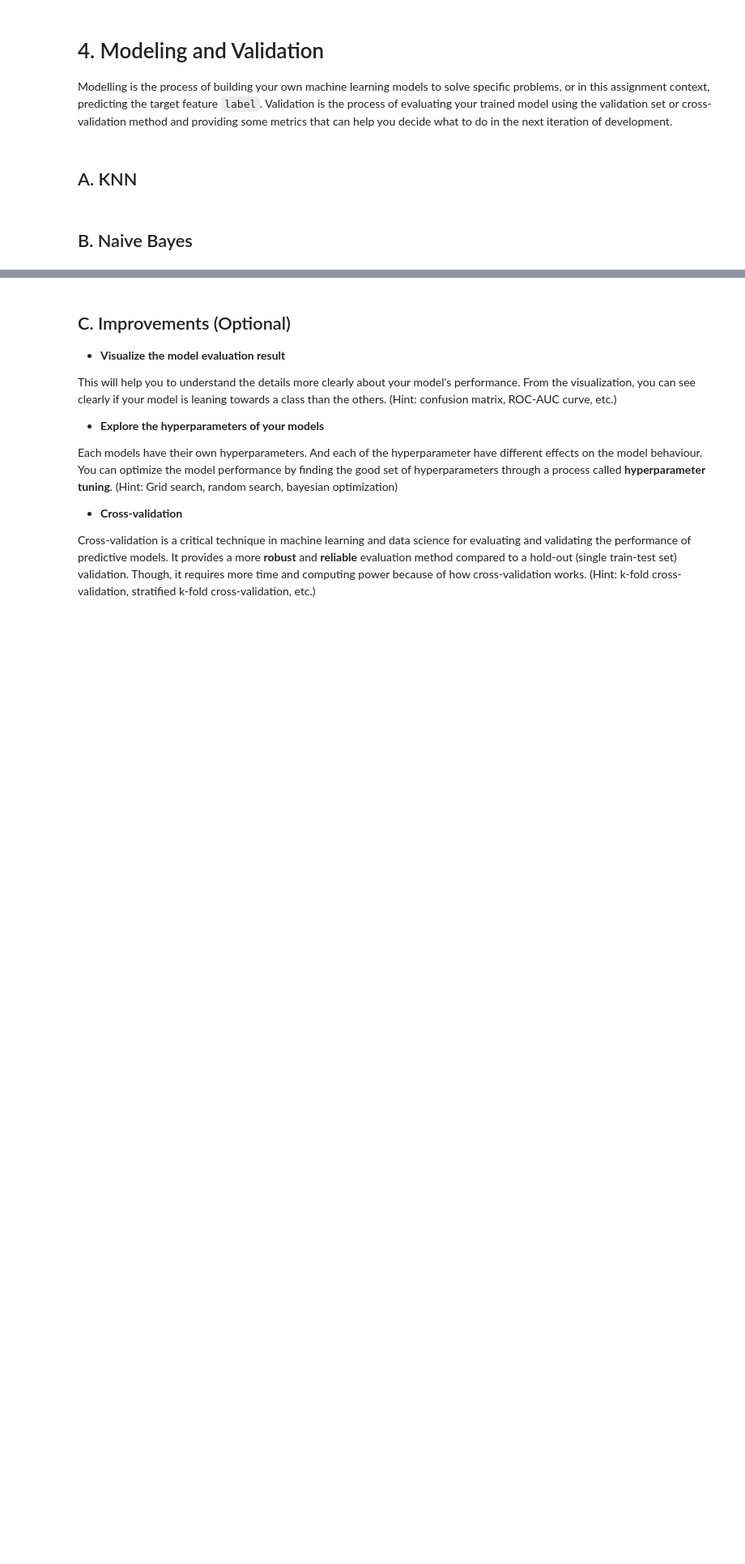
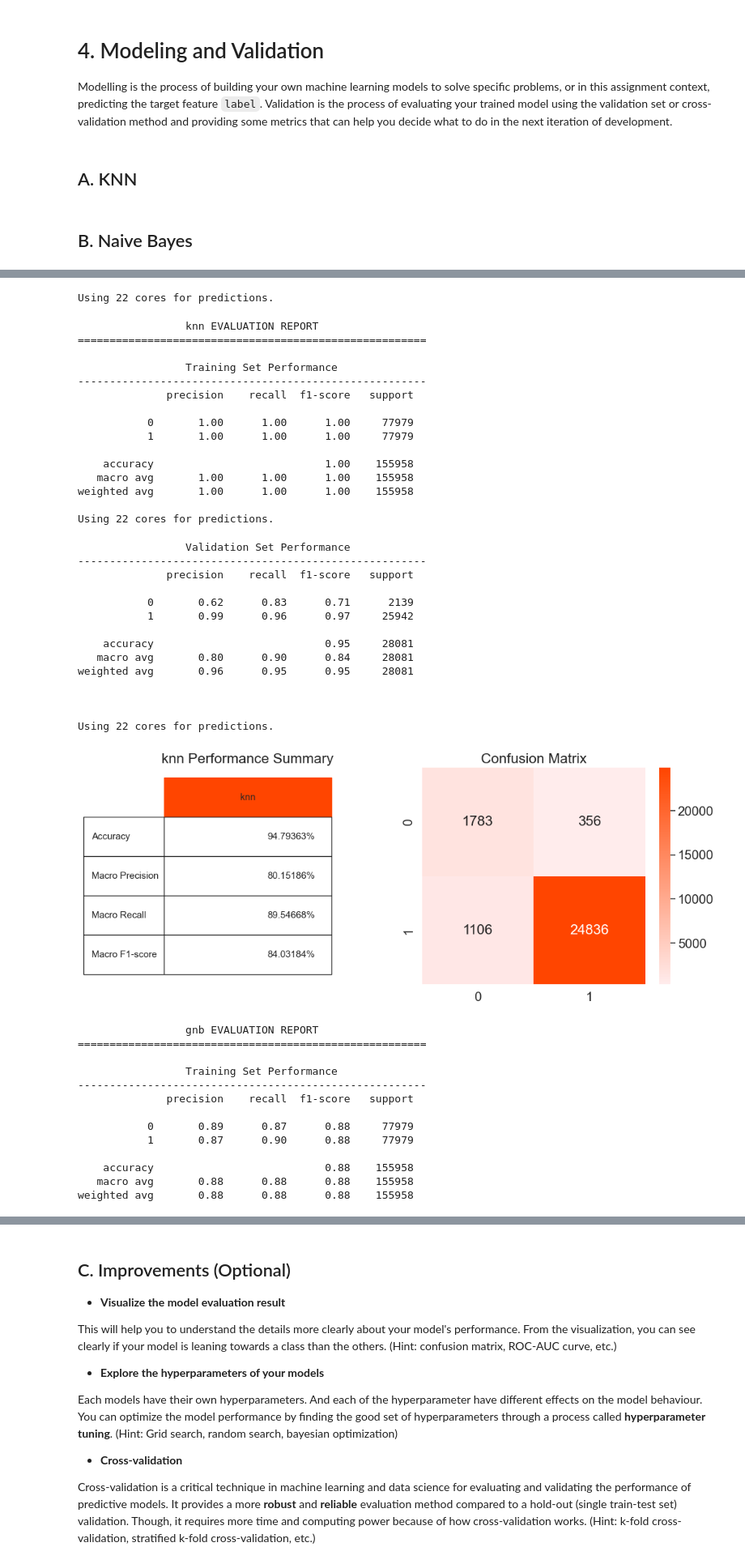
Before and after one commit to nathangalung/IF3070_TB2_K03_G07, a Jupyter notebook: src/Notebook.ipynb, the cells around one changed output, grey strips where cells are left out. Shown: that part at 81% size. Saved outputs shown, nothing was run; the diff lists cells and outputs as text; code cells hidden in the pictures; blank space fills up the shorter version.

```diff
--- a/src/Notebook.ipynb
+++ b/src/Notebook.ipynb
@@ -2052,20 +1888,20 @@ Modelling is the process of building your own machine learning models to solve s
 # %% [markdown]
 ## A. KNN
 # %%
-# from lib.knn import knn
-# from sklearn.neighbors import KNeighborsClassifier
+from lib.knn import knn
+from sklearn.neighbors import KNeighborsClassifier
 
-# knn_scratch = knn(k=11, metric='manhattan', weights='distance', n_jobs=-1, batch_size=100)
-# knn_library = KNeighborsClassifier(n_neighbors=5, metric='manhattan', weights='distance', n_jobs=-1)
+knn_scratch = knn(k=11, metric='manhattan', weights='distance', n_jobs=-1, batch_size=100)
+knn_library = KNeighborsClassifier(n_neighbors=11, metric='manhattan', weights='distance', n_jobs=-1)
 
-# knn_scratch.save('lib/knn_model.pkl')
+knn_scratch.save('lib/knn_model.pkl')
 # %% [markdown]
 ## B. Naive Bayes
 # %%
-# from lib.gnb import gnb
-# from sklearn.naive_bayes import GaussianNB
+from lib.gnb import gnb
+from sklearn.naive_bayes import GaussianNB
 
-# gnb_scratch = gnb(batch_size=100)
-# gnb_library = GaussianNB()
+gnb_scratch = gnb(batch_size=100)
+gnb_library = GaussianNB()
 
-# gnb_scratch.save('lib/gnb_model.pkl')
+gnb_scratch.save('lib/gnb_model.pkl')
@@ -2212,0 +1970,60 @@ Best Score: 0.9438089013922
+# %%
+# Fit the classifiers
+mdls = [knn_scratch, gnb_scratch, knn_library, gnb_library]
+
+for mdl in mdls:
+    mdl.fit(X_train_set, y_train_set)
+
+for mdl in mdls:
+    model_evaluation(
+        clf=mdl,
+        X_train=X_train_set,
+        X_test=X_val_set,
+        y_train=y_train_set,
+        y_test=y_val_set
+    )
+# %% [output]
+Using 22 cores for predictions.
+                 knn EVALUATION REPORT
+=======================================================
+
+                 Training Set Performance
+-------------------------------------------------------
+              precision    recall  f1-score   support
+
+           0       1.00      1.00      1.00     77979
+           1       1.00      1.00      1.00     77979
+
+    accuracy                           1.00    155958
+   macro avg       1.00      1.00      1.00    155958
+weighted avg       1.00      1.00      1.00    155958
+
+Using 22 cores for predictions.
+                 Validation Set Performance
+-------------------------------------------------------
+              precision    recall  f1-score   support
+
+           0       0.62      0.83      0.71      2139
+           1       0.99      0.96      0.97     25942
+
+    accuracy                           0.95     28081
+   macro avg       0.80      0.90      0.84     28081
+weighted avg       0.96      0.95      0.95     28081
+
+
+
+Using 22 cores for predictions.
+[figure, added]
+                 gnb EVALUATION REPORT
+=======================================================
+
+                 Training Set Performance
+-------------------------------------------------------
+              precision    recall  f1-score   support
+
+           0       0.89      0.87      0.88     77979
+           1       0.87      0.90      0.88     77979
+
+    accuracy                           0.88    155958
+   macro avg       0.88      0.88      0.88    155958
+weighted avg       0.88      0.88      0.88    155958
```
Also changed, not shown: parts of 63 cells of this notebook, 1 other file.
